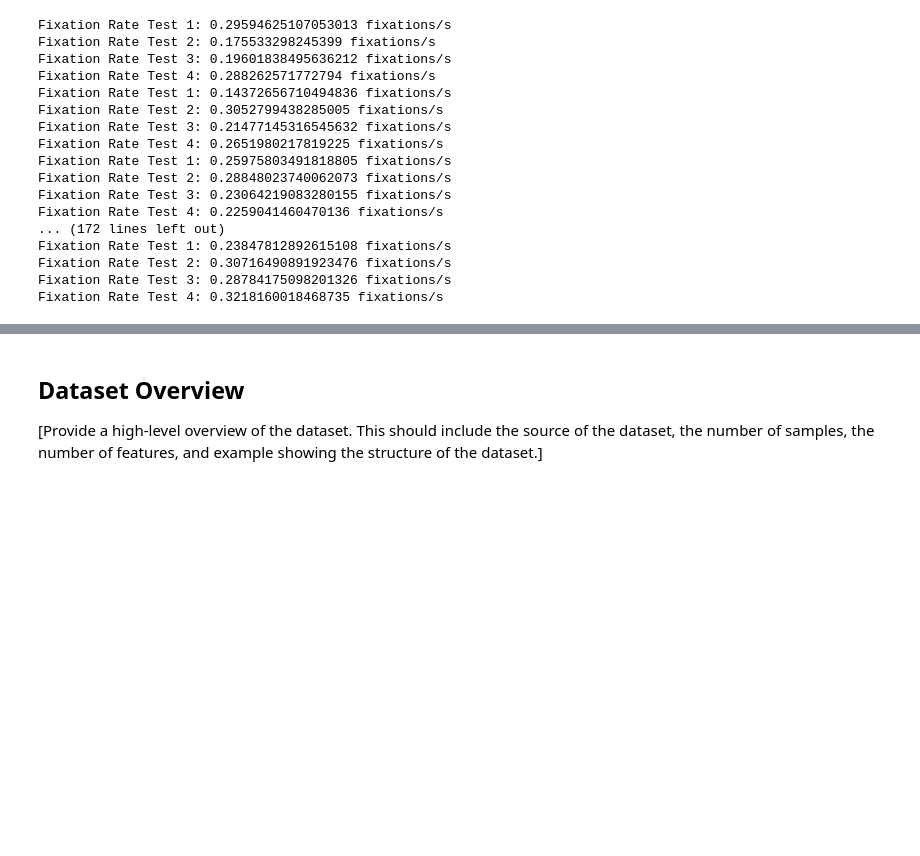
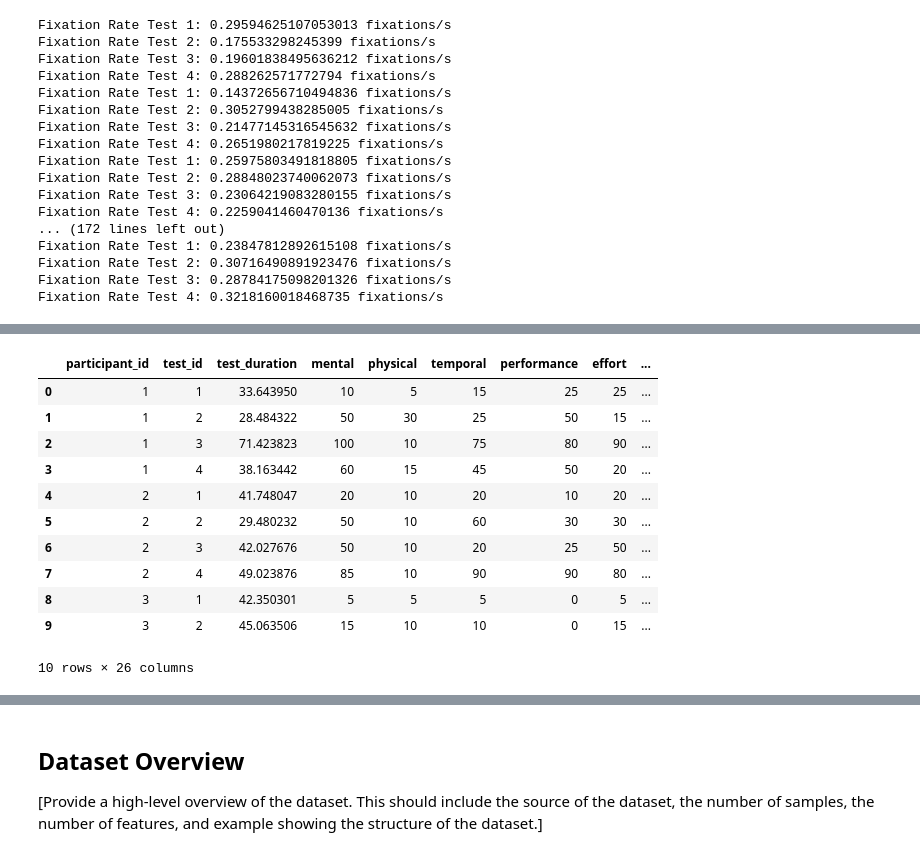
Before and after one commit to HBendig-HSFL/unlocking-minds, a Jupyter notebook: 1_DatasetCharacteristics/exploratory_data_analysis.ipynb, the cells around one changed output, grey strips where cells are left out. Cells and saved outputs as stored; diff of their text form; code cells hidden in the pictures; blank space fills up the shorter version.

Commit message:
add relative change, variance and standard deviation features

```diff
--- a/1_DatasetCharacteristics/exploratory_data_analysis.ipynb
+++ b/1_DatasetCharacteristics/exploratory_data_analysis.ipynb
@@ -658,0 +733,9 @@ preprocessed_df.to_csv(data_path + 'preprocessed_df.csv', index=False)
+# %%
+# replace blinkrate NaN with 0
+selected_rows = ['participant_id','test_id','blinkrate']
+print(og_df[selected_rows].head())
+
+print('--------------------------')
+
+og_df['blinkrate'] = og_df['blinkrate'].fillna(0)
+print(og_df[selected_rows].head())
@@ -658,0 +756,7 @@ preprocessed_df.to_csv(data_path + 'preprocessed_df.csv', index=False)
+# %%
+
+# add baseline data for further calculations
+baseline_df = og_df[og_df['test_id'] == 1]
+baseline_df = baseline_df.set_index('participant_id')[['blinkrate', 'fixationrate', 'mean_pupil_diameter', 'median_pupil_diameter']]
+baseline_df.columns = [f'{col}_bl' for col in baseline_df.columns]
+baseline_df.head()
@@ -658,0 +771,4 @@ preprocessed_df.to_csv(data_path + 'preprocessed_df.csv', index=False)
+# %%
+# merge baseline back into original dataframe
+og_df = og_df.join(baseline_df, on='participant_id')
+og_df.head()
@@ -658,0 +782,7 @@ preprocessed_df.to_csv(data_path + 'preprocessed_df.csv', index=False)
+# %%
+# calculate relative changes to baseline for each participant and test
+metrics = ['blinkrate', 'fixationrate', 'mean_pupil_diameter', 'median_pupil_diameter']
+for metric in metrics:
+    og_df[f'{metric}_rel'] = og_df[metric] - og_df[f'{metric}_bl']
+
+og_df.head()
@@ -658,0 +797,29 @@ preprocessed_df.to_csv(data_path + 'preprocessed_df.csv', index=False)
+# %%
+# exclude test 1 data, we only want to calc. var and std over test 2, 3 and 4
+no_test1_df = og_df[og_df['test_id'] != 1]
+
+# calculate variance and standard deviation
+variance_std = no_test1_df.groupby('participant_id')[[f'{metric}_rel' for metric in metrics]].agg(['var', 'std']).reset_index()
+variance_std.columns = ['participant_id'] + [f'{metric}_{stat}' for metric in metrics for stat in ['var', 'std']] # flatten
+
+# merge back into original dataframe, variance / std are aggregated values, however for now they are
+og_df = pd.merge(og_df, variance_std, on='participant_id', how='left')
+
+# drop baselines, they are not interesting for final dataset
+columns_to_drop = [f'{metric}_bl' for metric in metrics]
+og_df.drop(columns=columns_to_drop, inplace=True)
+
+og_df.head(10)
+# %% [output]
+|  | participant_id | test_id | test_duration | mental | physical | temporal | performance | effort | ... |
+| 0 | 1 | 1 | 33.643950 | 10 | 5 | 15 | 25 | 25 | ... |
+| 1 | 1 | 2 | 28.484322 | 50 | 30 | 25 | 50 | 15 | ... |
+| 2 | 1 | 3 | 71.423823 | 100 | 10 | 75 | 80 | 90 | ... |
+| 3 | 1 | 4 | 38.163442 | 60 | 15 | 45 | 50 | 20 | ... |
+| 4 | 2 | 1 | 41.748047 | 20 | 10 | 20 | 10 | 20 | ... |
+| 5 | 2 | 2 | 29.480232 | 50 | 10 | 60 | 30 | 30 | ... |
+| 6 | 2 | 3 | 42.027676 | 50 | 10 | 20 | 25 | 50 | ... |
+| 7 | 2 | 4 | 49.023876 | 85 | 10 | 90 | 90 | 80 | ... |
+| 8 | 3 | 1 | 42.350301 | 5 | 5 | 5 | 0 | 5 | ... |
+| 9 | 3 | 2 | 45.063506 | 15 | 10 | 10 | 0 | 15 | ... |
+10 rows × 26 columns
```
Also changed, not shown: parts of 26 cells of this notebook, 3 other files.
